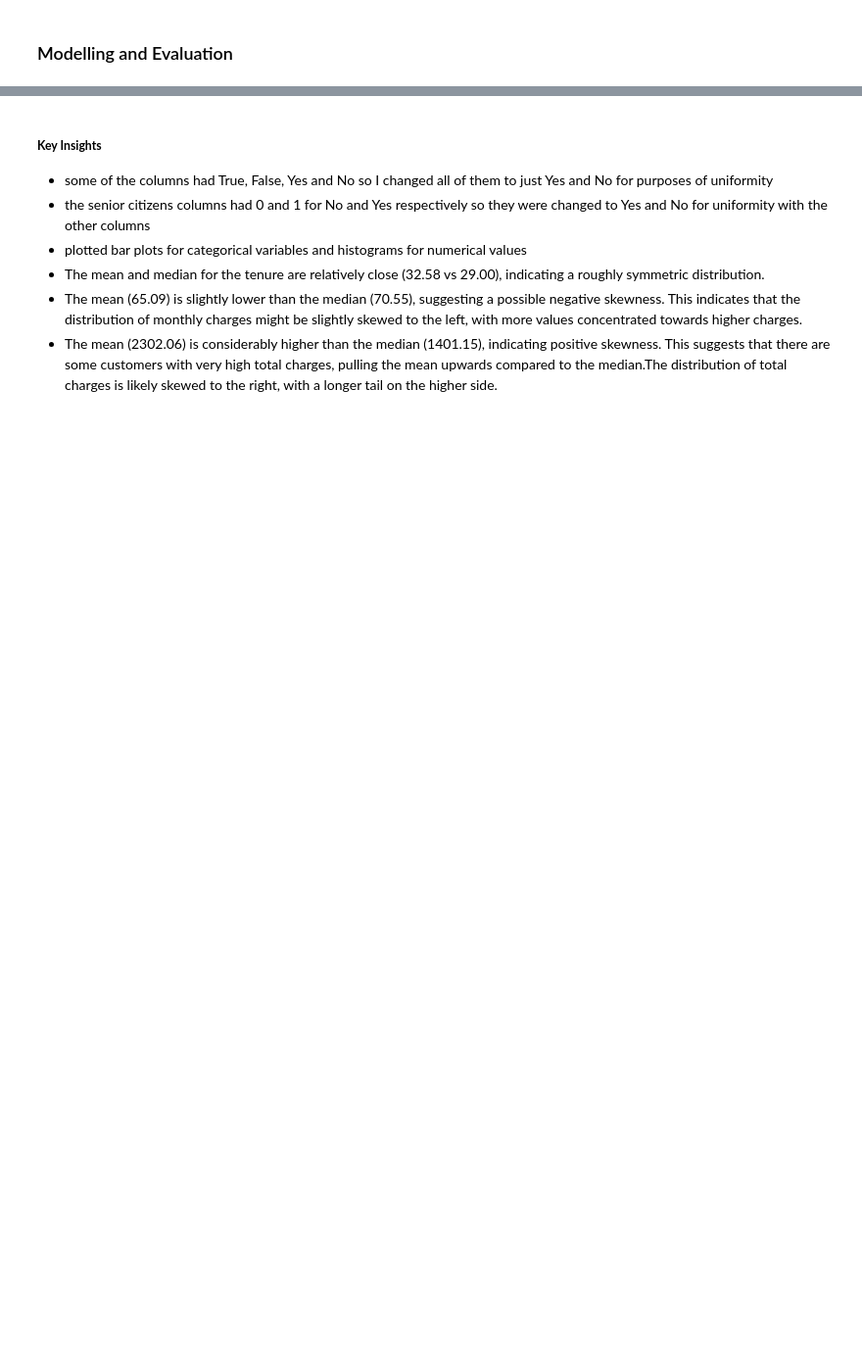
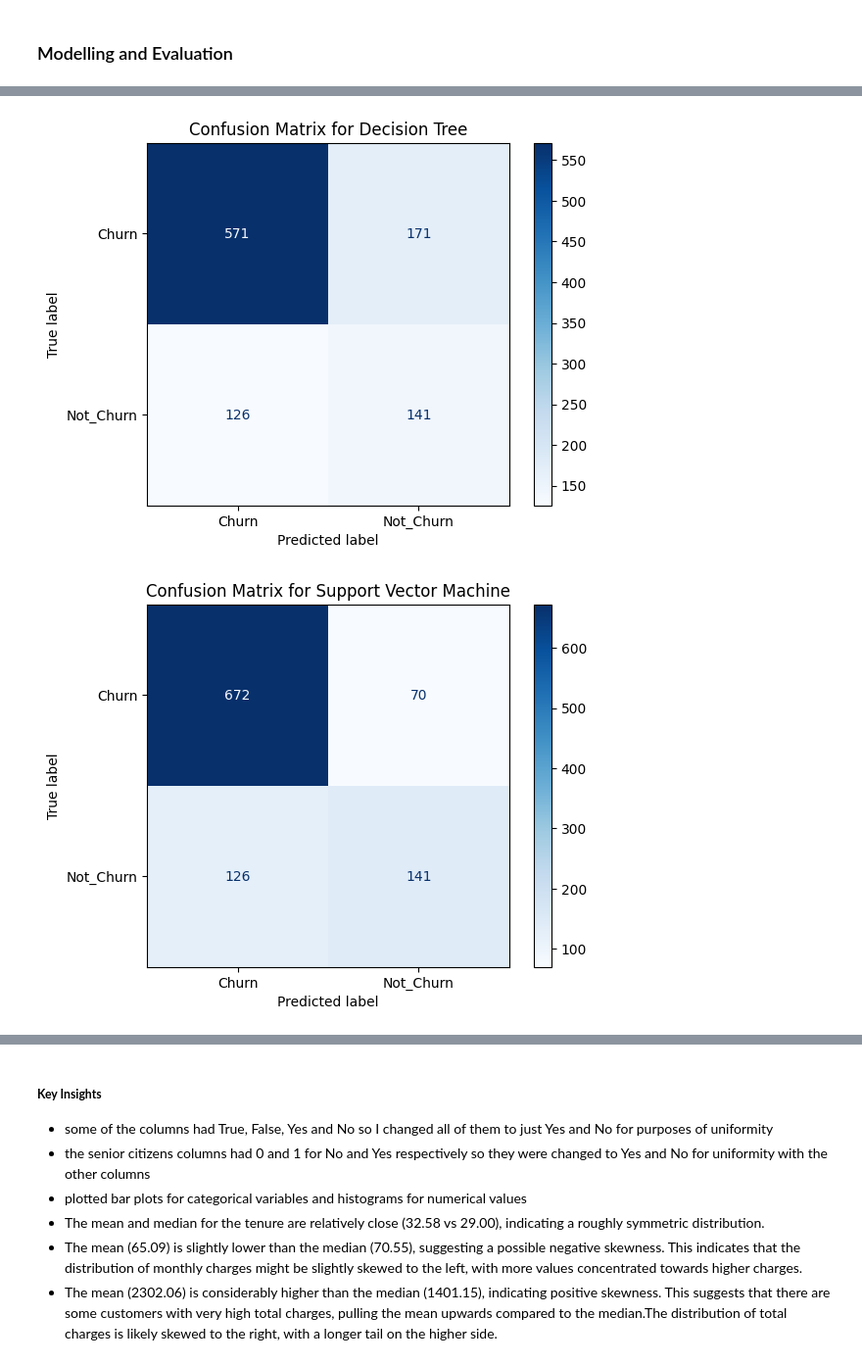
Before and after one commit to lizjelimo/Churn-Analysis, a Jupyter notebook: notebooks/main.ipynb, the cells around one changed output, grey strips where cells are left out. Shown at 98% size. Drawn from its saved outputs; the diff is of its cells as text; code cells hidden in the pictures; blank space fills up the shorter version.

```diff
--- a/notebooks/main.ipynb
+++ b/notebooks/main.ipynb
@@ -1127,0 +1151,16 @@ for model_name, model in models.items():
+# %%
+def plot_confusion_matrix(models, X_test, y_test):
+    for model_name, classifier in models:
+        pipeline = Pipeline(steps=[
+            ('preprocessor', preprocessor),
+            ('classifier', classifier)
+        ])
+        pipeline.fit(X_train, y_train_encoded)
+        y_pred = pipeline.predict(X_test)
+        cm = confusion_matrix(y_test_encode, y_pred)
+        disp = ConfusionMatrixDisplay(confusion_matrix=cm, display_labels=['Churn', 'Not_Churn'])
+        disp.plot(cmap=plt.cm.Blues)
+        plt.title(f'Confusion Matrix for {model_name}')
+        plt.show()
+
+plot_confusion_matrix(models, X_test, y_test_encode)
@@ -1127,0 +1207,40 @@ for model_name, model in models.items():
+# %%
+from sklearn.metrics import confusion_matrix, ConfusionMatrixDisplay
+import matplotlib.pyplot as plt
+from sklearn.pipeline import Pipeline
+from sklearn.tree import DecisionTreeClassifier
+from sklearn.svm import SVC
+from sklearn.ensemble import RandomForestClassifier
+from sklearn.linear_model import LogisticRegression
+
+def plot_confusion_matrix(models, X_test, y_test_encode, X_train, y_train_encoded, preprocessor):
+    for model_name, (classifier, param_grid) in models.items():
+        try:
+            pipeline = Pipeline(steps=[
+                ('preprocessor', preprocessor),
+                ('classifier', classifier)
+            ])
+
+            # Fit the pipeline on the training data
+            pipeline.fit(X_train, y_train_encoded)
+
+            # Predict on the test data
+            y_pred = pipeline.predict(X_test)
+
+            # Compute the confusion matrix
+            cm = confusion_matrix(y_test_encode, y_pred)
+
+            # Display the confusion matrix
+            disp = ConfusionMatrixDisplay(confusion_matrix=cm, display_labels=['Churn', 'Not_Churn'])
+            disp.plot(cmap=plt.cm.Blues)
+            plt.title(f'Confusion Matrix for {model_name}')
+            plt.show()
+
+        except Exception as e:
+            print(f"Error occurred for {model_name}: {str(e)}")
+
+# Example usage
+plot_confusion_matrix(models, X_test, y_test_encode, X_train, y_train_encoded, preprocessor)
+# %% [output]
+[figure, added]
+[figure, added]
```
Also changed, not shown: parts of 25 cells of this notebook, 2 other files.
